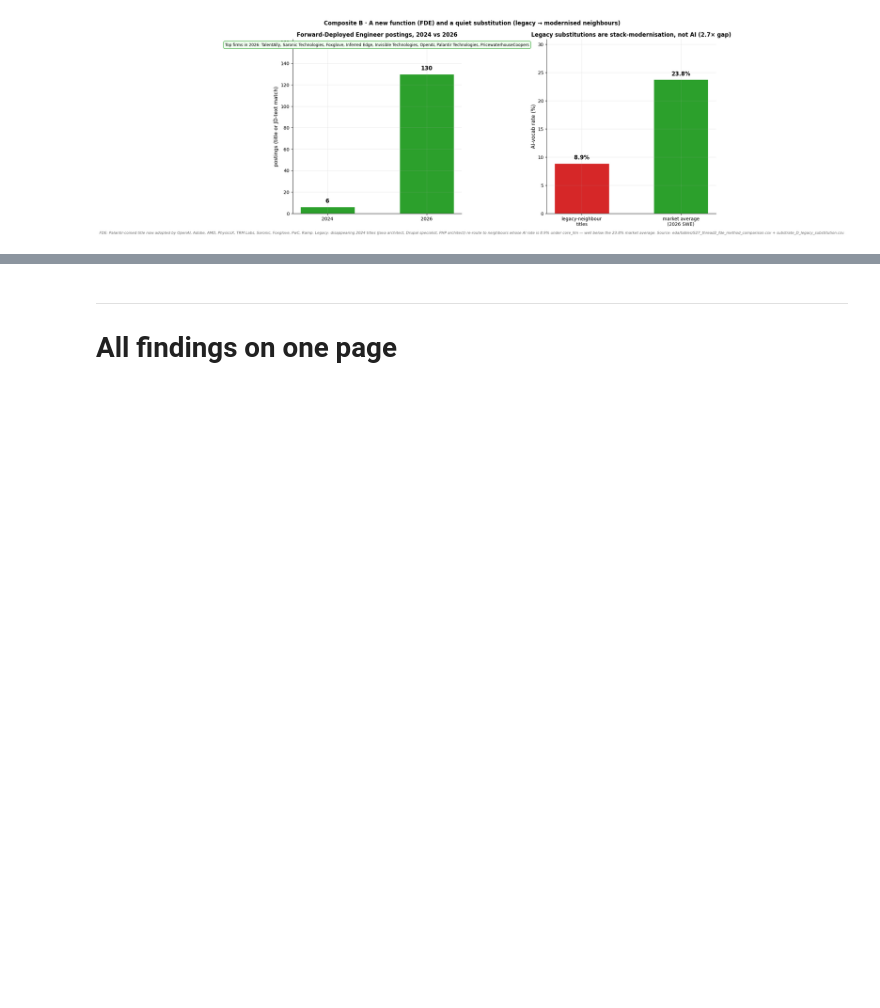
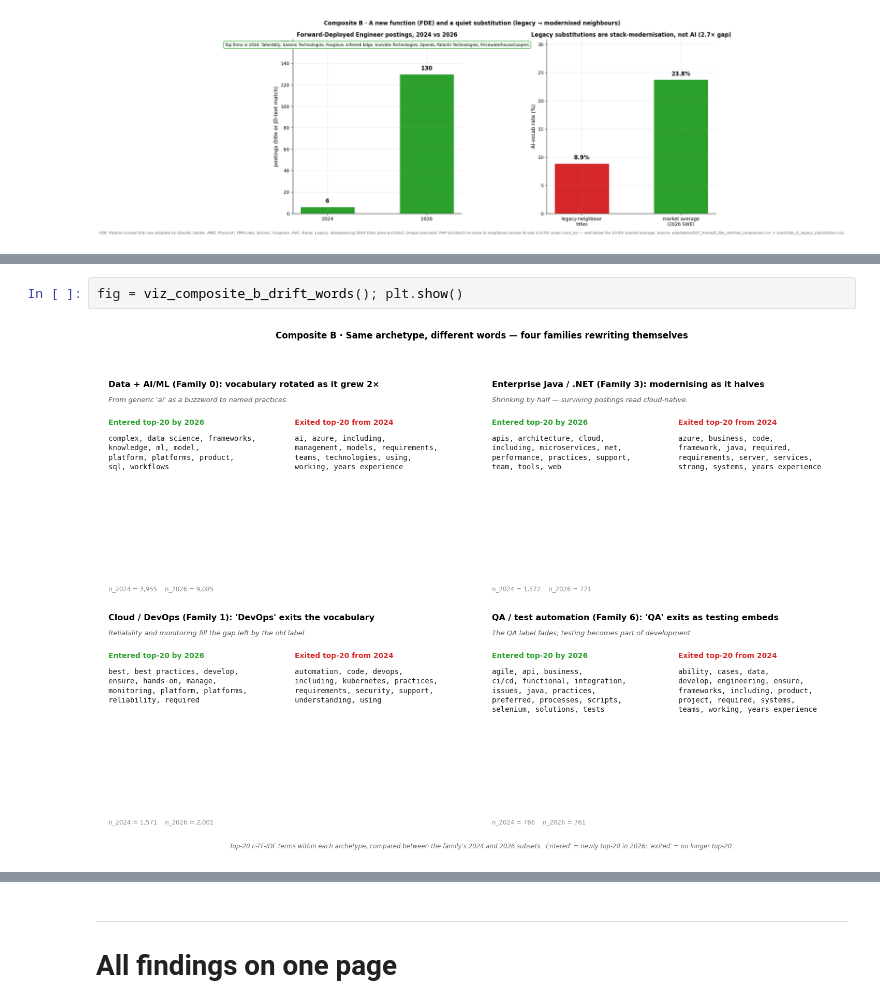
Before and after one commit to jihjihk/research-ai-swe-jobs, a Jupyter notebook: eda/notebooks/findings_consolidated_2026-04-21.ipynb, the cells around one changed output, grey strips where cells are left out. Saved outputs shown, nothing was run; the diff lists cells and outputs as text; blank space fills up the shorter version.

```diff
--- a/eda/notebooks/findings_consolidated_2026-04-21.ipynb
+++ b/eda/notebooks/findings_consolidated_2026-04-21.ipynb
@@ -468,0 +502,4 @@ fig = viz_composite_b_fde_legacy(); plt.show()
+# %%
+fig = viz_composite_b_drift_words(); plt.show()
+# %% [output]
+[figure, added]
```
Also changed, not shown: parts of 25 cells of this notebook, 25 other files.
